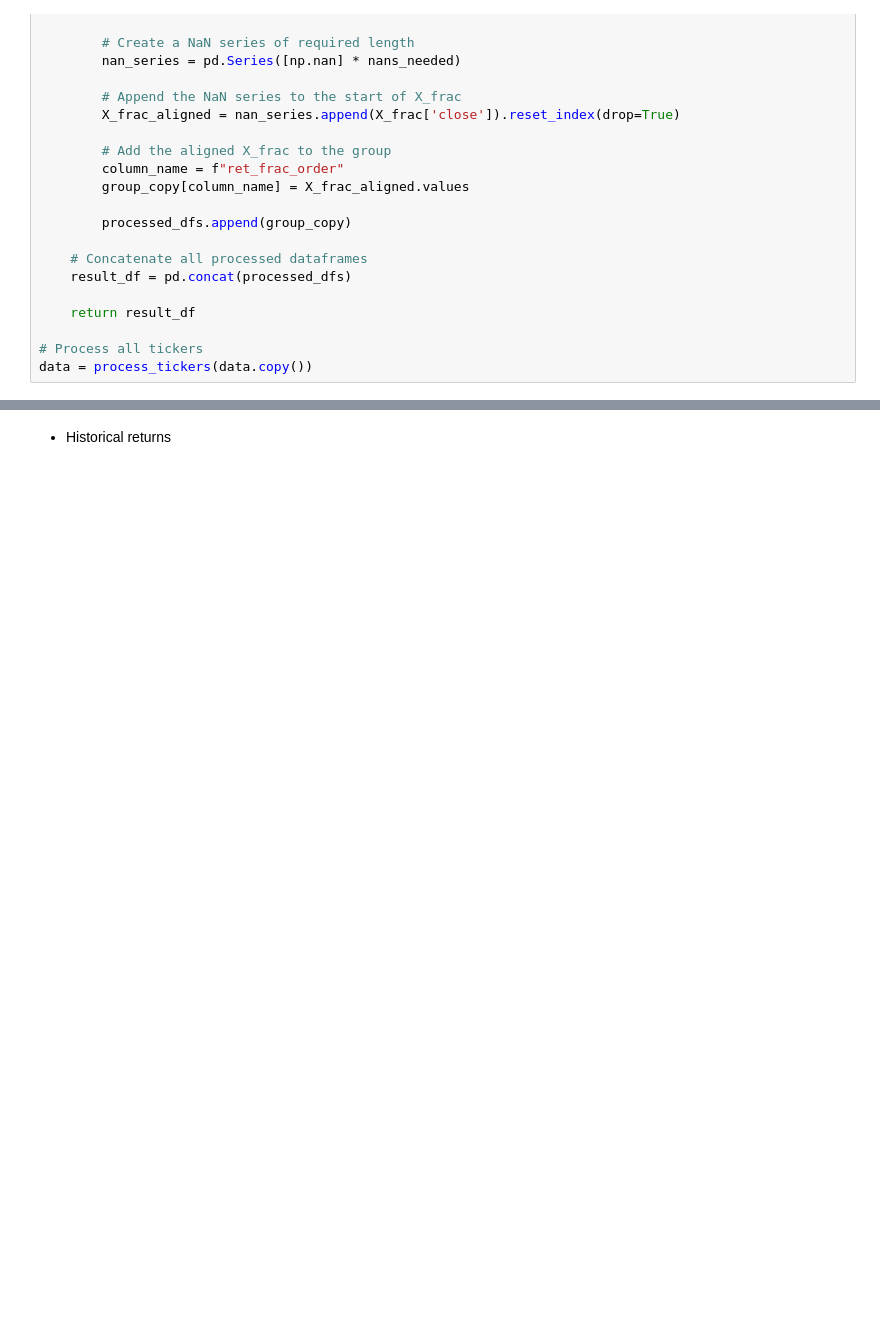
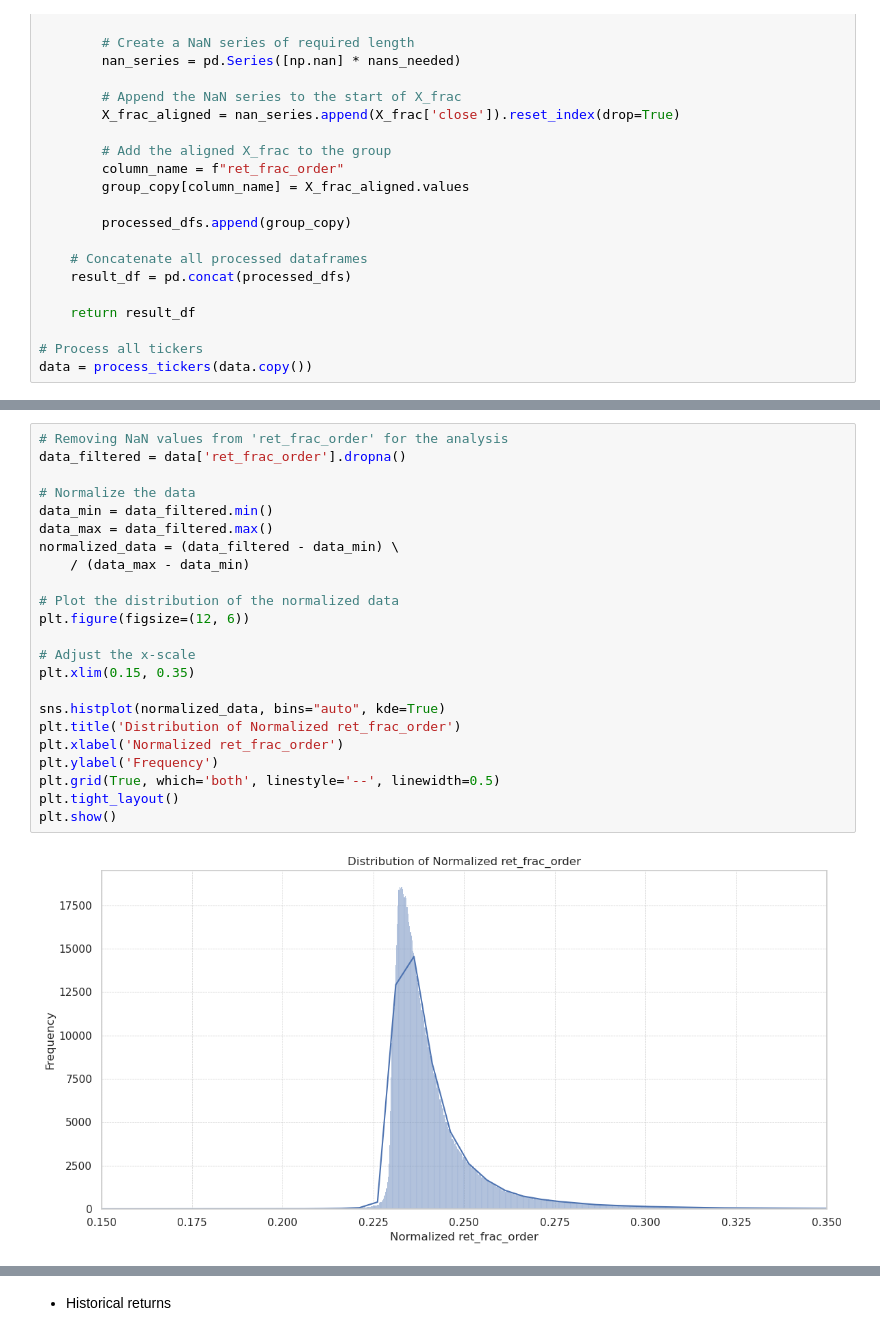
Before and after one commit to skhan61/QuantProject, a Jupyter notebook: 01_sample_selection.ipynb, the cells around one changed output, grey strips where cells are left out. Saved outputs shown, nothing was run; the diff lists cells and outputs as text; blank space fills up the shorter version.

```diff
--- a/01_sample_selection.ipynb
+++ b/01_sample_selection.ipynb
@@ -299,0 +213,25 @@ data
+# %%
+# Removing NaN values from 'ret_frac_order' for the analysis
+data_filtered = data['ret_frac_order'].dropna()
+
+# Normalize the data
+data_min = data_filtered.min()
+data_max = data_filtered.max()
+normalized_data = (data_filtered - data_min) \
+    / (data_max - data_min)
+
+# Plot the distribution of the normalized data
+plt.figure(figsize=(12, 6))
+
+# Adjust the x-scale
+plt.xlim(0.15, 0.35)
+
+sns.histplot(normalized_data, bins="auto", kde=True)
+plt.title('Distribution of Normalized ret_frac_order')
+plt.xlabel('Normalized ret_frac_order')
+plt.ylabel('Frequency')
+plt.grid(True, which='both', linestyle='--', linewidth=0.5)
+plt.tight_layout()
+plt.show()
+# %% [output]
+[figure, added]
```
Also changed, not shown: parts of 25 cells of this notebook, 4 other files.
